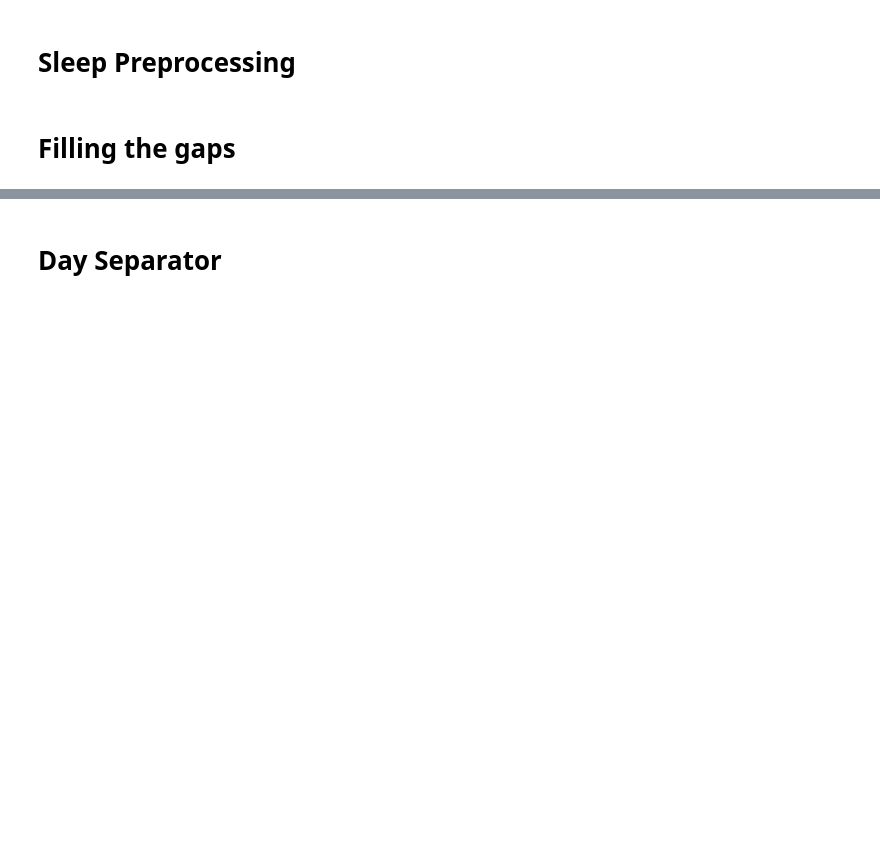
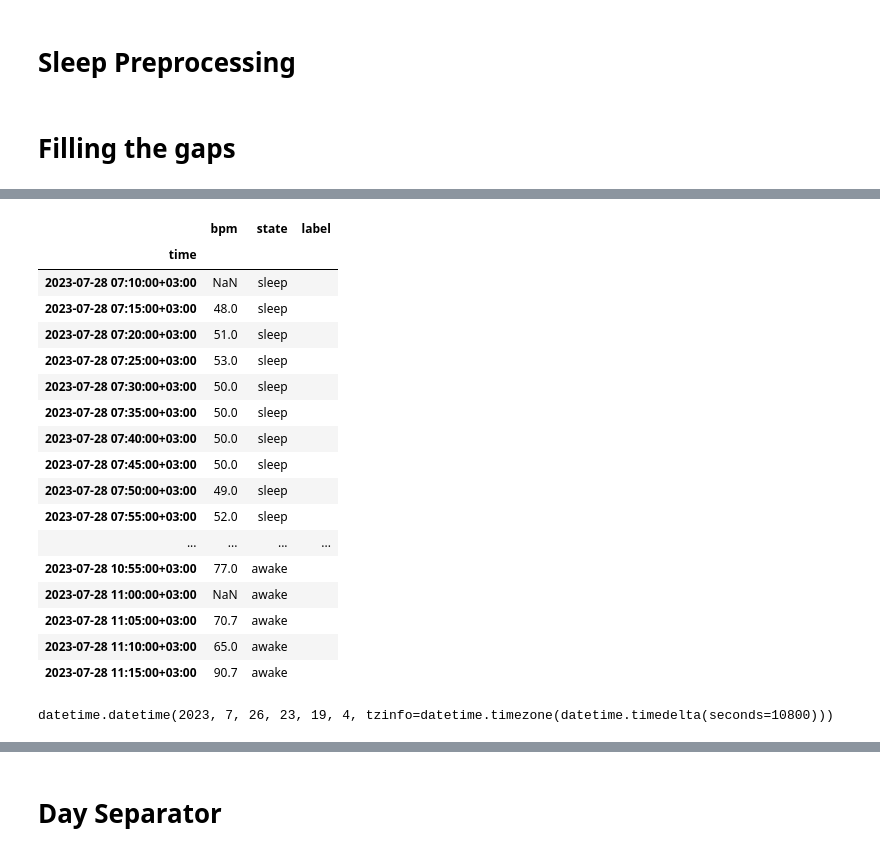
Before and after one commit to DiassIgor/sleeping-mask, a Jupyter notebook: data_preprocessing.ipynb, the cells around one changed output, grey strips where cells are left out. Cells and saved outputs as stored; diff of their text form; code cells hidden in the pictures; blank space fills up the shorter version.

Commit message:
feat: Trying to label the data

```diff
--- a/data_preprocessing.ipynb
+++ b/data_preprocessing.ipynb
@@ -351,0 +402,9 @@ def gap_filler(full_data, start,end):
+# %%
+lay_down = [datetime.datetime.strptime(start, "%Y-%m-%dT%H:%M:%S%z") for start in start_bedtime]
+get_up = [datetime.datetime.strptime(end, "%Y-%m-%dT%H:%M:%S%z") + datetime.timedelta(minutes=5) for end in end_bedtime]
+# %%
+df_get_up = pd.DataFrame(get_up, columns = ["time"])
+df_get_up['time'] = df_get_up['time'].round('5min')
+# %%
+filler_data['label'] = ''
+filler_data[filler_data.index.isin(df_get_up['time'])]['label'] = 'get_up'
@@ -351,0 +416,2 @@ def gap_filler(full_data, start,end):
+# %%
+filler_data.loc[filler_data.index.isin(df_get_up['time']), 'label'] = 'get_up'
@@ -351,0 +438,25 @@ def gap_filler(full_data, start,end):
+# %%
+filler_data[950:1000]
+# %% [output]
+|  | bpm | state | label |
+| time |  |  |  |
+| 2023-07-28 07:10:00+03:00 | NaN | sleep |  |
+| 2023-07-28 07:15:00+03:00 | 48.0 | sleep |  |
+| 2023-07-28 07:20:00+03:00 | 51.0 | sleep |  |
+| 2023-07-28 07:25:00+03:00 | 53.0 | sleep |  |
+| 2023-07-28 07:30:00+03:00 | 50.0 | sleep |  |
+| 2023-07-28 07:35:00+03:00 | 50.0 | sleep |  |
+| 2023-07-28 07:40:00+03:00 | 50.0 | sleep |  |
+| 2023-07-28 07:45:00+03:00 | 50.0 | sleep |  |
+| 2023-07-28 07:50:00+03:00 | 49.0 | sleep |  |
+| 2023-07-28 07:55:00+03:00 | 52.0 | sleep |  |
+| ... | ... | ... | ... |
+| 2023-07-28 10:55:00+03:00 | 77.0 | awake |  |
+| 2023-07-28 11:00:00+03:00 | NaN | awake |  |
+| 2023-07-28 11:05:00+03:00 | 70.7 | awake |  |
+| 2023-07-28 11:10:00+03:00 | 65.0 | awake |  |
+| 2023-07-28 11:15:00+03:00 | 90.7 | awake |  |
+# %%
+get_up[1]
+# %% [output]
+datetime.datetime(2023, 7, 26, 23, 19, 4, tzinfo=datetime.timezone(datetime.timedelta(seconds=10800)))
```
Also changed, not shown: parts of 26 cells of this notebook.
